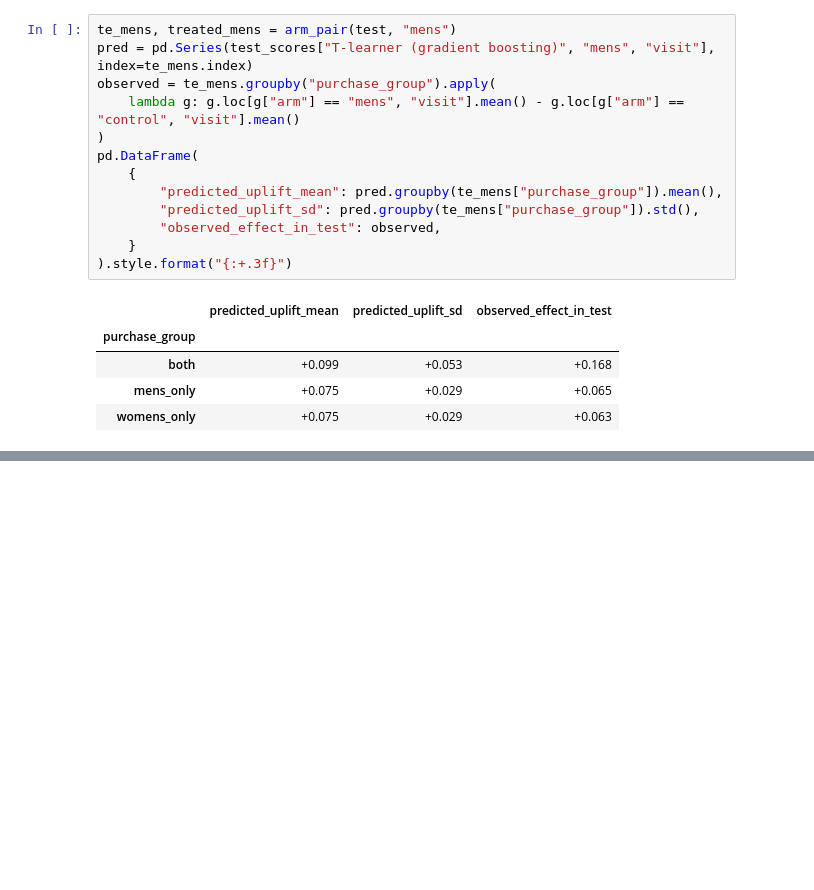
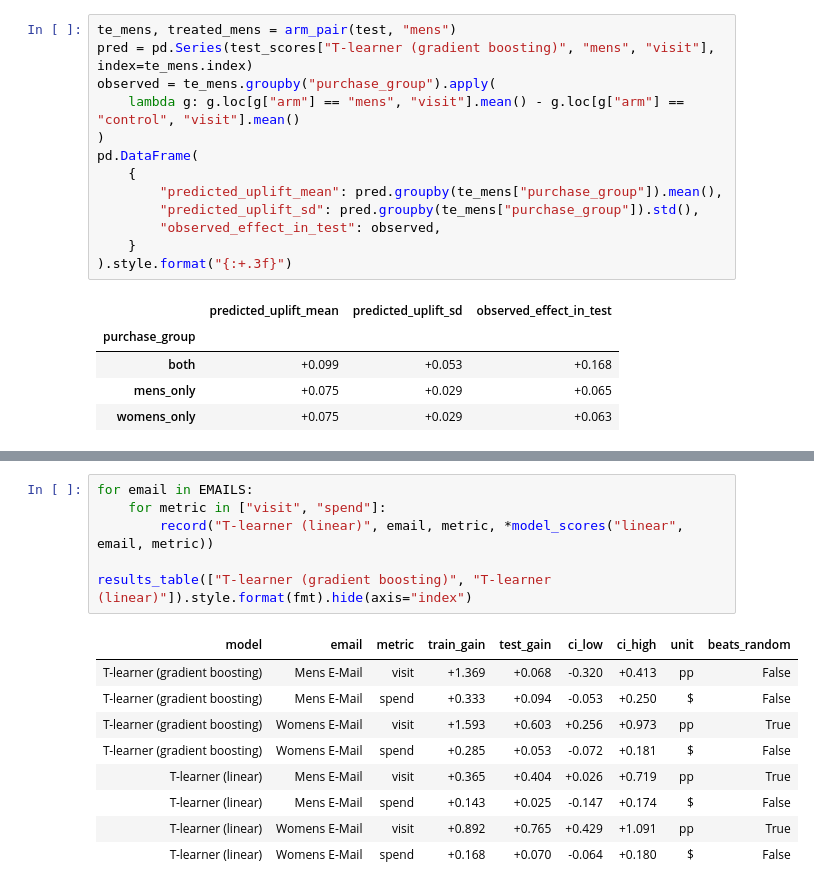
Before and after one commit to berkcansuner/hillstrom-email-uplift, a Jupyter notebook: notebooks/06_uplift.ipynb, the cells around one changed output, grey strips where cells are left out. Drawn from its saved outputs; the diff is of its cells as text; blank space fills up the shorter version.

Commit message:
Add notebook 06: linear T-learner as second attempt after overfitting

```diff
--- a/notebooks/06_uplift.ipynb
+++ b/notebooks/06_uplift.ipynb
@@ -303,0 +314,16 @@ pd.DataFrame(
+# %%
+for email in EMAILS:
+    for metric in ["visit", "spend"]:
+        record("T-learner (linear)", email, metric, *model_scores("linear", email, metric))
+
+results_table(["T-learner (gradient boosting)", "T-learner (linear)"]).style.format(fmt).hide(axis="index")
+# %% [output]
+| model | email | metric | train_gain | test_gain | ci_low | ci_high | unit | beats_random |
+| T-learner (gradient boosting) | Mens E-Mail | visit | +1.369 | +0.068 | -0.320 | +0.413 | pp | False |
+| T-learner (gradient boosting) | Mens E-Mail | spend | +0.333 | +0.094 | -0.053 | +0.250 | $ | False |
+| T-learner (gradient boosting) | Womens E-Mail | visit | +1.593 | +0.603 | +0.256 | +0.973 | pp | True |
+| T-learner (gradient boosting) | Womens E-Mail | spend | +0.285 | +0.053 | -0.072 | +0.181 | $ | False |
+| T-learner (linear) | Mens E-Mail | visit | +0.365 | +0.404 | +0.026 | +0.719 | pp | True |
+| T-learner (linear) | Mens E-Mail | spend | +0.143 | +0.025 | -0.147 | +0.174 | $ | False |
+| T-learner (linear) | Womens E-Mail | visit | +0.892 | +0.765 | +0.429 | +1.091 | pp | True |
+| T-learner (linear) | Womens E-Mail | spend | +0.168 | +0.070 | -0.064 | +0.180 | $ | False |
```
Also changed, not shown: parts of 4 cells of this notebook.
